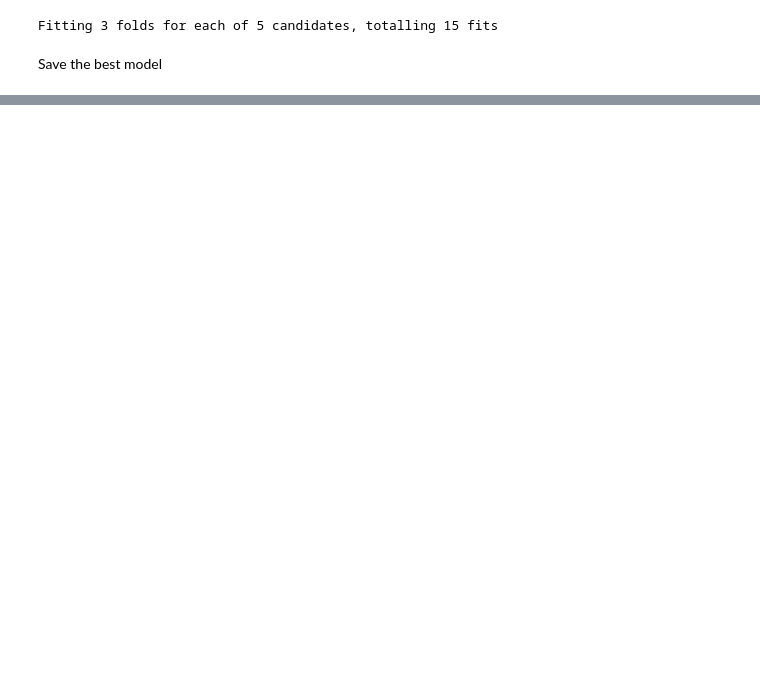
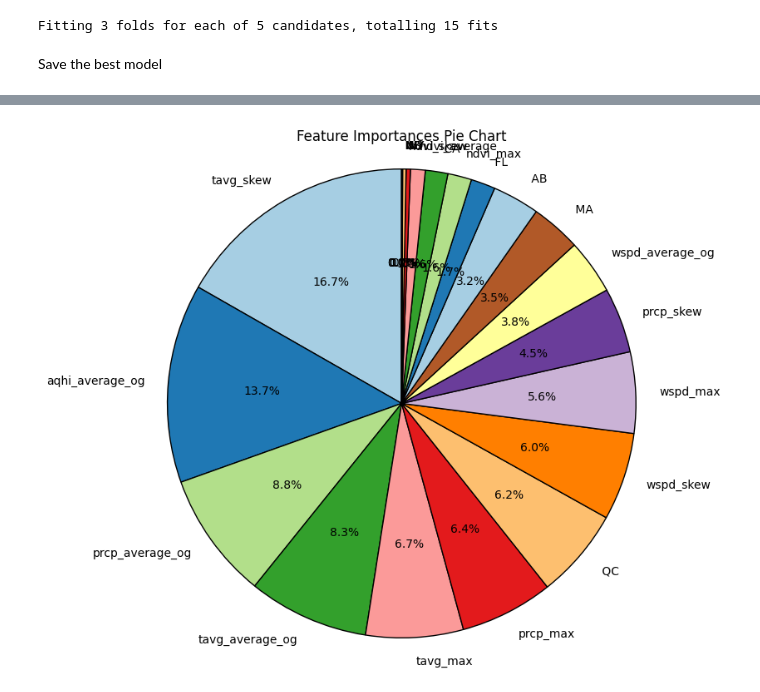
Before and after one commit to Nectar-Technologies/ledge-nectar, a Jupyter notebook: aqi/notebooks/05_fit_RSF.ipynb, the cells around one changed output, grey strips where cells are left out. Drawn from its saved outputs; the diff is of its cells as text; code cells hidden in the pictures; blank space fills up the shorter version.

```diff
--- a/aqi/notebooks/05_fit_RSF.ipynb
+++ b/aqi/notebooks/05_fit_RSF.ipynb
@@ -130,0 +263,9 @@ rsf = rf_random.best_estimator_
+# %%
+result = joblib.load(os.path.join(cluster_job, 'best_RSF_NoRegion.pkl'))
+# %%
+df_imp = pd.DataFrame(
+    {k: result[k] for k in ("importances_mean", "importances_std",)},
+    index=X.columns
+).sort_values(by="importances_mean", ascending=False)
+
+df_imp
@@ -130,0 +290,24 @@ rsf = rf_random.best_estimator_
+# %%
+# Pie chart data
+labels = df_imp.index
+sizes = df_imp['importances_mean']
+
+# Create a pie chart
+plt.figure(figsize=(8, 8))
+plt.pie(
+    sizes,
+    labels=labels,
+    autopct='%1.1f%%',  # Display percentage on each slice
+    startangle=90,  # Start the pie chart at 90 degrees
+    colors=plt.cm.Paired.colors,  # Use a colormap for distinct colors
+    wedgeprops={'edgecolor': 'black'}  # Add black edges to wedges
+)
+
+# Equal aspect ratio ensures that pie is drawn as a circle
+plt.axis('equal')
+plt.title('Feature Importances Pie Chart')
+
+# Show the pie chart
+plt.show()
+# %% [output]
+[figure, added]
```
Also changed, not shown: parts of 25 cells of this notebook.
